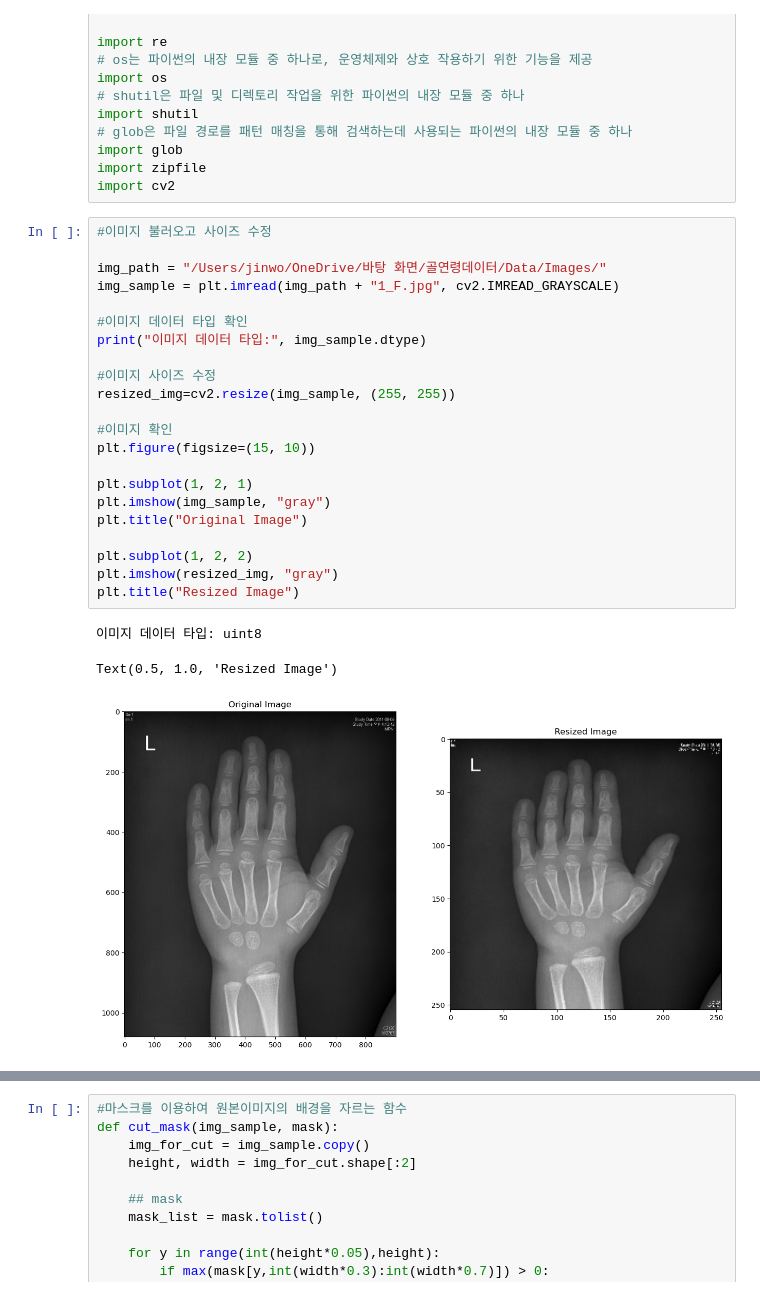
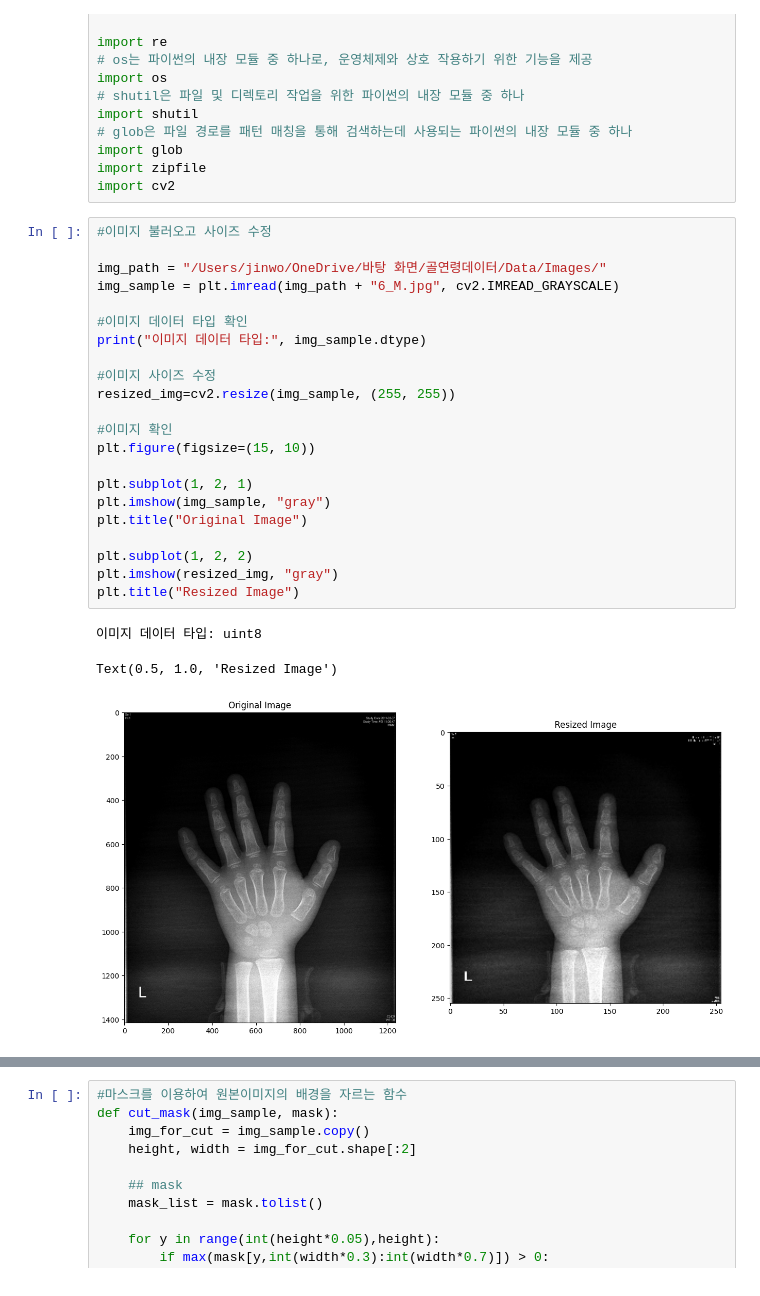
Before and after one commit to jinuHH/BondAge_Project, a Jupyter notebook: [Test]image_preprocess.ipynb, the cells around one changed output, grey strips where cells are left out. Drawn from its saved outputs; the diff is of its cells as text.

```diff
--- a/[Test]image_preprocess.ipynb
+++ b/[Test]image_preprocess.ipynb
@@ -20,29 +20,29 @@ import cv2
 # %%
 #이미지 불러오고 사이즈 수정
 
 img_path = "/Users/jinwo/OneDrive/바탕 화면/골연령데이터/Data/Images/"
-img_sample = plt.imread(img_path + "1_F.jpg", cv2.IMREAD_GRAYSCALE)
+img_sample = plt.imread(img_path + "6_M.jpg", cv2.IMREAD_GRAYSCALE)
 
 #이미지 데이터 타입 확인
 print("이미지 데이터 타입:", img_sample.dtype)
 
 #이미지 사이즈 수정
 resized_img=cv2.resize(img_sample, (255, 255))
 
 #이미지 확인
 plt.figure(figsize=(15, 10))
 
 plt.subplot(1, 2, 1)
 plt.imshow(img_sample, "gray")
 plt.title("Original Image")
 
 plt.subplot(1, 2, 2)
 plt.imshow(resized_img, "gray")
 plt.title("Resized Image")
 # %% [output]
 이미지 데이터 타입: uint8
 Text(0.5, 1.0, 'Resized Image')
-[figure, old version]
+[figure, new version]
 # %%
 #배경이미지를 삭제하기 위한 마스크 생성 함수
 def make_mask(img_sample):
```
Also changed, not shown: parts of 7 cells of this notebook.
